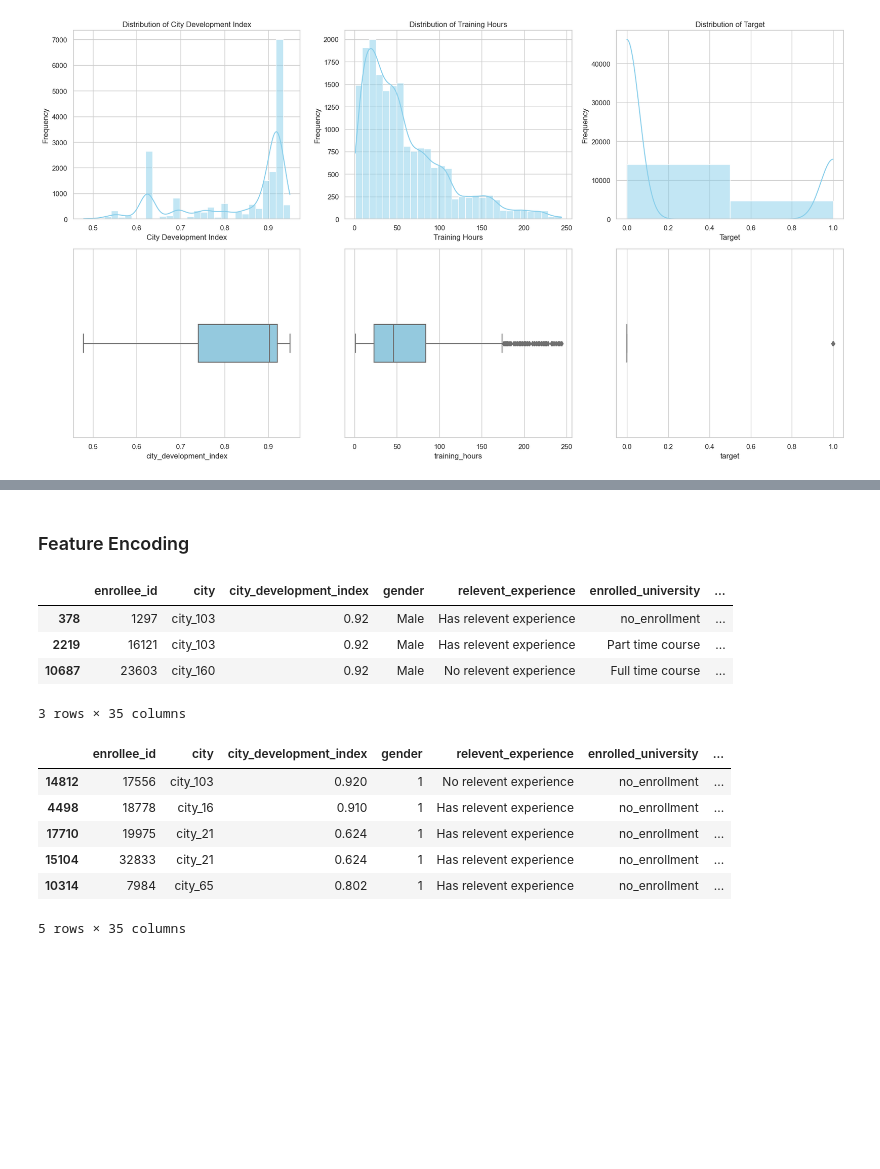
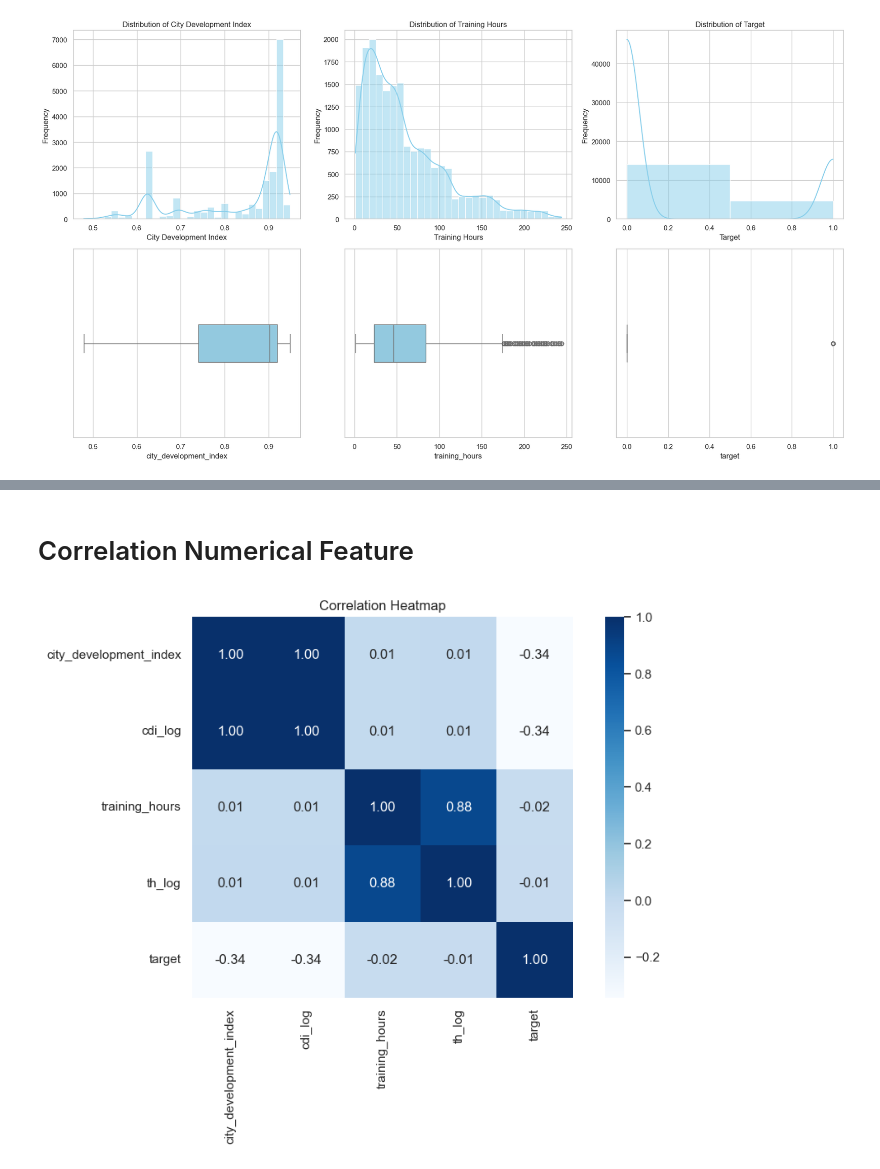
Before and after one commit to fachri34/Final-Project-Data-Science, a Jupyter notebook: HR Analytics.ipynb, the cells around one changed output, grey strips where cells are left out. Drawn from its saved outputs; the diff is of its cells as text; code cells hidden in the pictures; blank space fills up the shorter version.

```diff
--- a/HR Analytics.ipynb
+++ b/HR Analytics.ipynb
@@ -660,2 +664,2 @@ plt.show()
 # %% [markdown]
-### Feature Encoding
+# Correlation Numerical Feature
@@ -670,33 +666,17 @@ df['company_size'] = df['company_size'].str.replace('100-500', '100-499')
-# %%
-categorical = ['enrolled_university','education_level','major_discipline','company_type']
-
-for cat in categorical:
-    onehots = pd.get_dummies(df[cat], prefix=cat)
-    df = df.join(onehots)
-# %%
-df.sample(3)
-# %% [output]
-|  | enrollee_id | city | city_development_index | gender | relevent_experience | enrolled_university | ... |
-| 378 | 1297 | city_103 | 0.92 | Male | Has relevent experience | no_enrollment | ... |
-| 2219 | 16121 | city_103 | 0.92 | Male | Has relevent experience | Part time course | ... |
-| 10687 | 23603 | city_160 | 0.92 | Male | No relevent experience | Full time course | ... |
-3 rows × 35 columns
-# %%
-#label encoding feature gender
-gender_mapping = {
-    'Female': 0,
-    'Male': 1,
-    'Other': 2
-}
-
-df['gender'] = df['gender'].map(gender_mapping)
-# %%
-df.sample(5)
-# %% [output]
-|  | enrollee_id | city | city_development_index | gender | relevent_experience | enrolled_university | ... |
-| 14812 | 17556 | city_103 | 0.920 | 1 | No relevent experience | no_enrollment | ... |
-| 4498 | 18778 | city_16 | 0.910 | 1 | Has relevent experience | no_enrollment | ... |
-| 17710 | 19975 | city_21 | 0.624 | 1 | Has relevent experience | no_enrollment | ... |
-| 15104 | 32833 | city_21 | 0.624 | 1 | Has relevent experience | no_enrollment | ... |
-| 10314 | 7984 | city_65 | 0.802 | 1 | Has relevent experience | no_enrollment | ... |
-5 rows × 35 columns
+# %%
+# Selecting the numerical features and target
+num_features = ['city_development_index', 'cdi_log', 'training_hours', 'th_log', 'target']
+
+# Subset the DataFrame with only the numerical features
+num_df = df[num_features]
+
+# Calculate the correlation matrix
+corr_matrix = num_df.corr()
+
+# Plot a heatmap to visualize the correlation matrix
+plt.figure(figsize=(10, 6))
+sns.heatmap(corr_matrix, annot=True, cmap='Blues', fmt='.2f', square=True)
+plt.title('Correlation Heatmap')
+plt.show()
+# %% [output]
+[figure, added]
```
Also changed, not shown: parts of 98 cells of this notebook, 1 other file.
